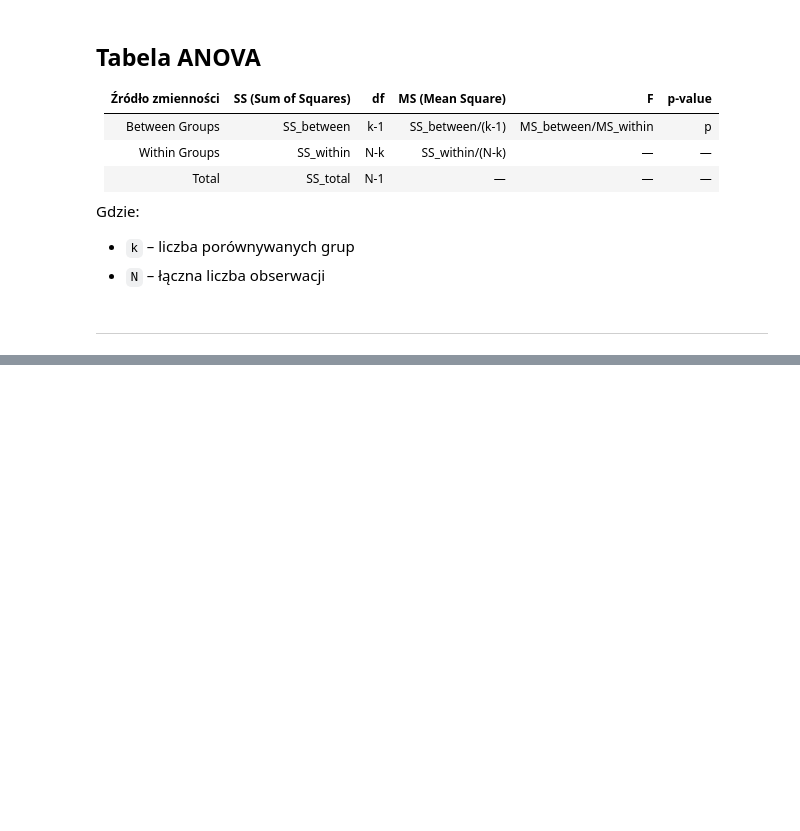
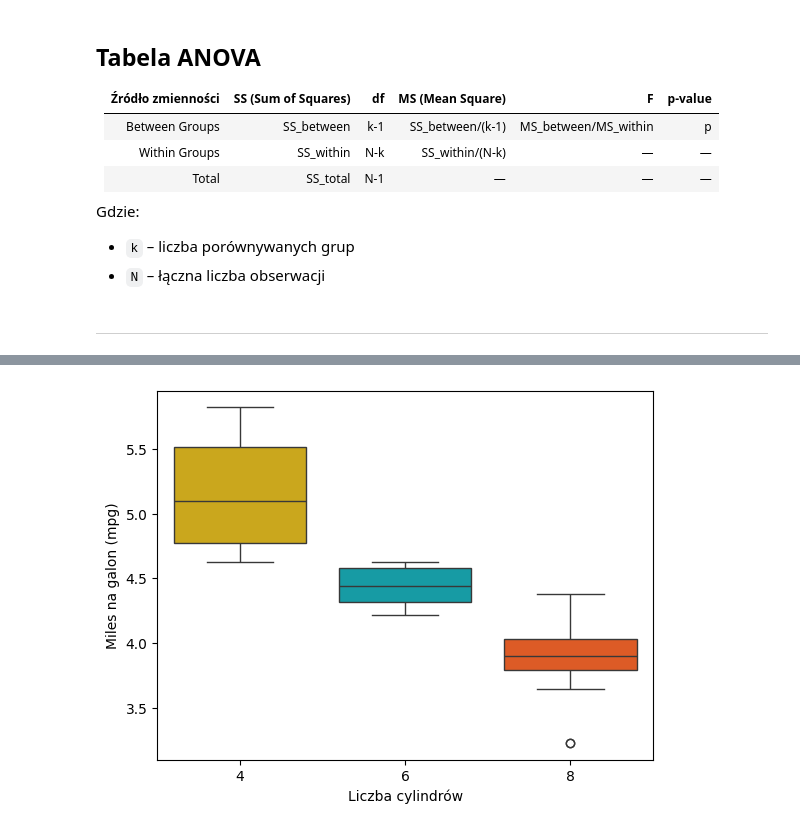
Before and after one commit to rk404/sadKF, a Jupyter notebook: 14-Anova.ipynb, the cells around one changed output, grey strips where cells are left out. Saved outputs shown, nothing was run; the diff lists cells and outputs as text; code cells hidden in the pictures; blank space fills up the shorter version.

```diff
--- a/14-Anova.ipynb
+++ b/14-Anova.ipynb
@@ -54,0 +63,29 @@ Gdzie:
+# %%
+import seaborn as sns
+import matplotlib.pyplot as plt
+import pandas as pd
+
+# Wczytanie danych mtcars
+url = "https://raw.githubusercontent.com/selva86/datasets/master/mtcars.csv"
+mtcars = pd.read_csv(url)
+
+# Zamiana liczby cylindrów na tekst
+mtcars['cyl'] = mtcars['cyl'].astype(str)
+
+# Wykres pudełkowy zgodny z nowszą wersją seaborn
+sns.boxplot(
+    x='cyl',
+    y='mpg',
+    hue='cyl',          # <- wymagane, jeśli używasz palette
+    data=mtcars,
+    palette=["#00AFBB", "#E7B800", "#FC4E07"],
+    order=["4", "6", "8"],
+    legend=False        # <- wyłącza niepotrzebną legendę
+)
+
+plt.xlabel("Liczba cylindrów")
+plt.ylabel("Miles na galon (mpg)")
+
+plt.show()
+# %% [output]
+[figure, added]
```
Also changed, not shown: parts of 23 cells of this notebook.
